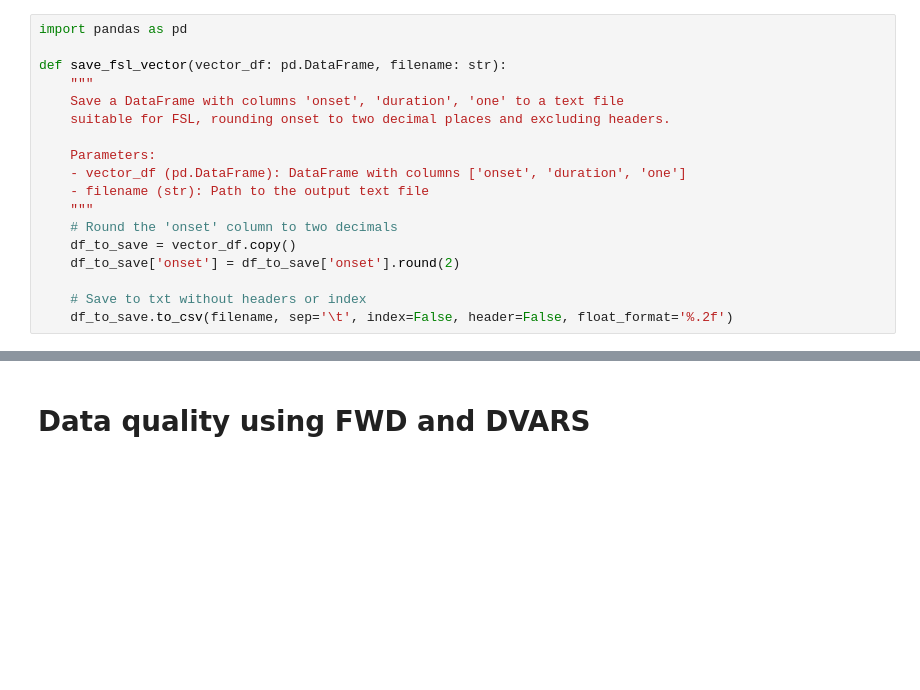
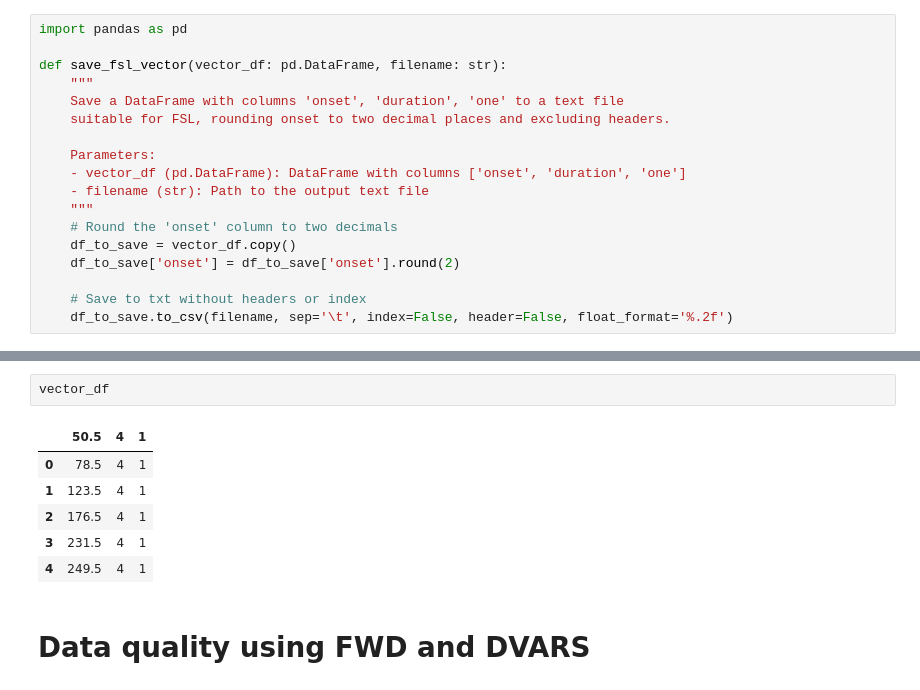
Before and after one commit to rhernandez00/dog_brain_toolkit, a Jupyter notebook: interface.ipynb, the cells around one changed output, grey strips where cells are left out. Drawn from its saved outputs; the diff is of its cells as text; blank space fills up the shorter version.

```diff
--- a/interface.ipynb
+++ b/interface.ipynb
@@ -553,3 +628,12 @@ File: C:\data\EmoB\preprocessing\D-sub-01\D-sub-01_ses-01_task-EmoB_run-01_event
+# %%
+vector_df
+# %% [output]
+|  | 50.5 | 4 | 1 |
+| 0 | 78.5 | 4 | 1 |
+| 1 | 123.5 | 4 | 1 |
+| 2 | 176.5 | 4 | 1 |
+| 3 | 231.5 | 4 | 1 |
+| 4 | 249.5 | 4 | 1 |
 # %% [markdown]
 # Data quality using FWD and DVARS
 # %%
```
Also changed, not shown: parts of 2 cells of this notebook, 4 other files.
